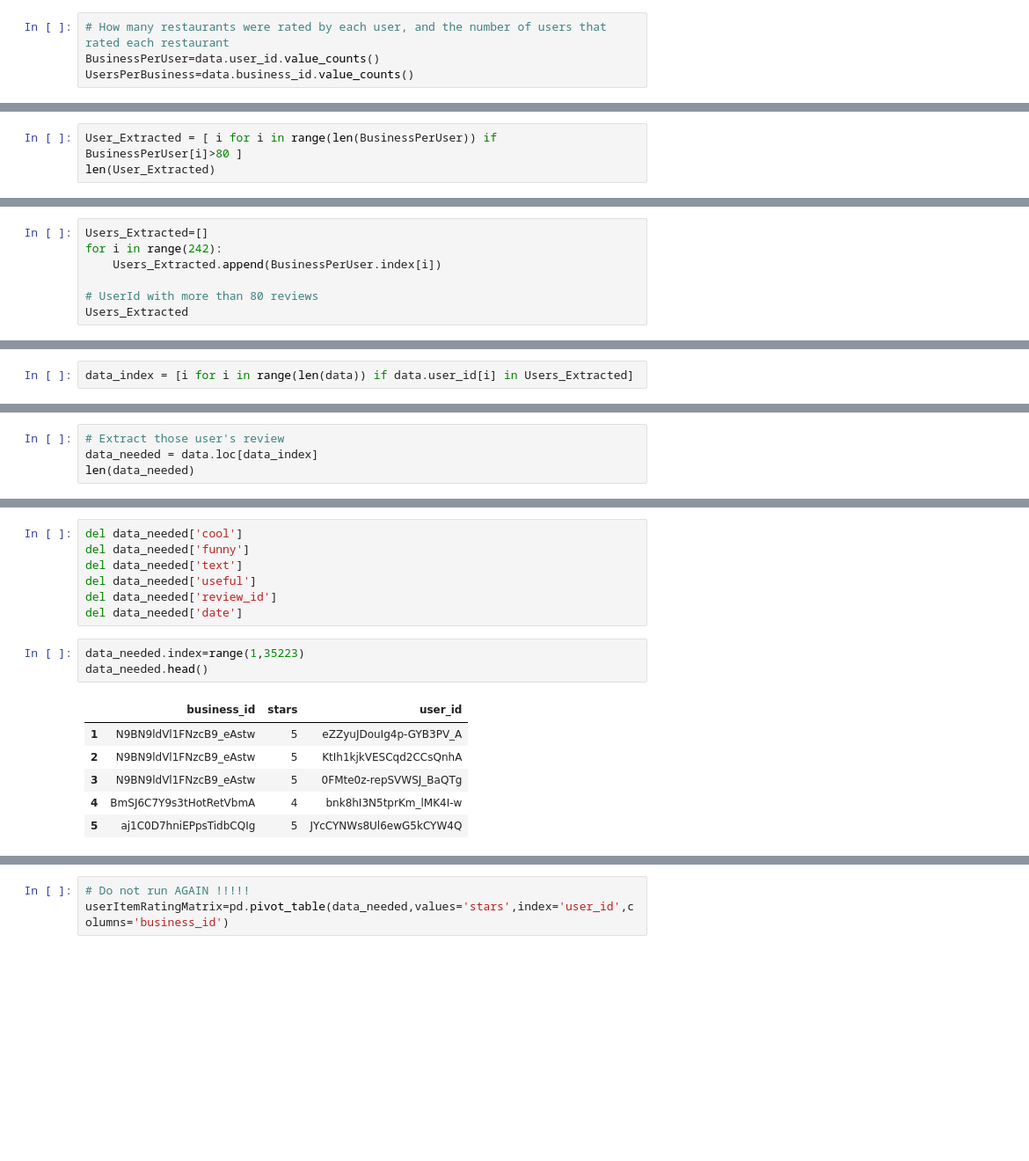
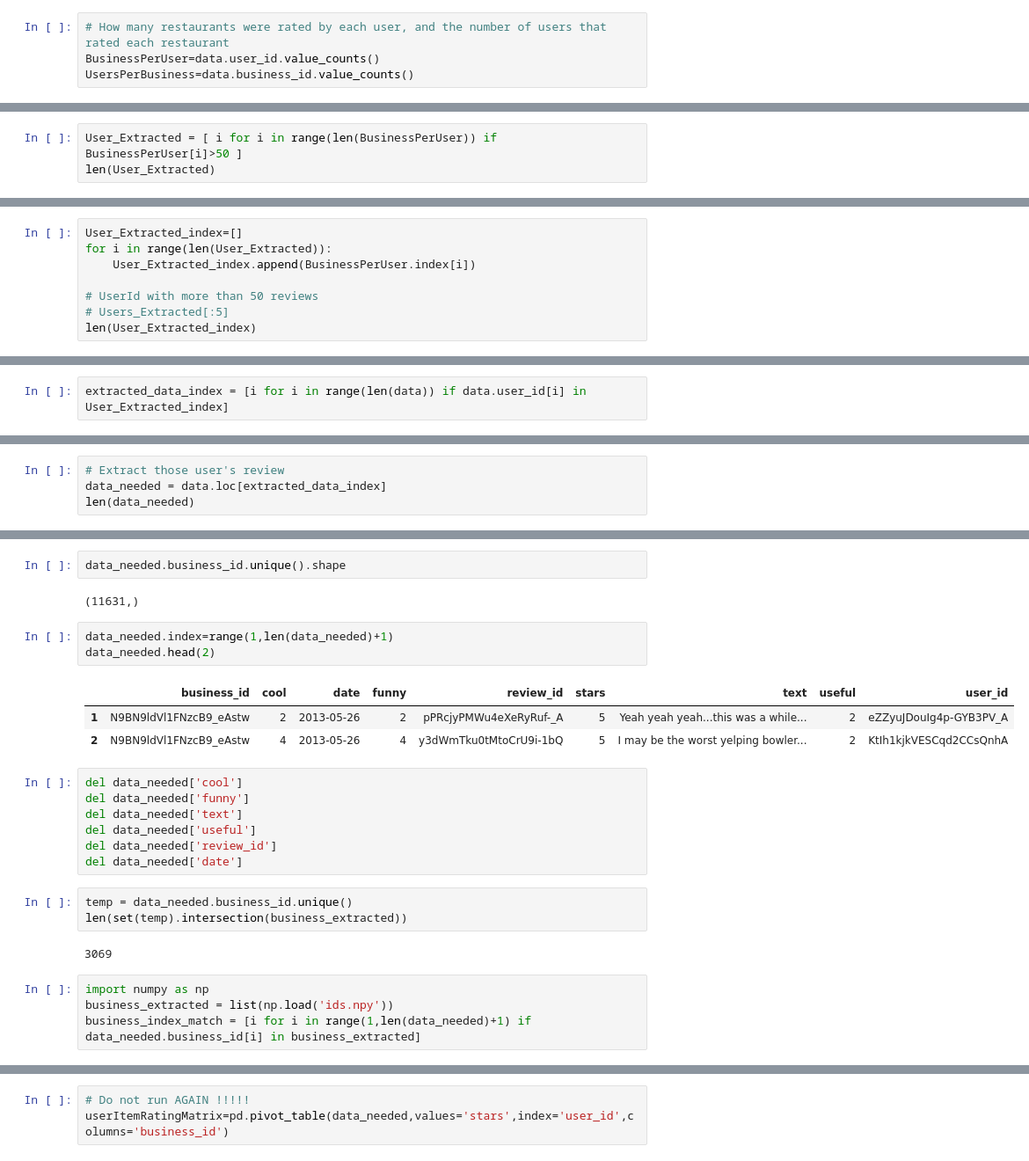
Before and after one commit to toriqyan/IR_project, a Jupyter notebook: User_Collaborative_Filtering.ipynb, the cells around one changed output, grey strips where cells are left out. Shown at 88% size. Saved outputs shown, nothing was run; the diff lists cells and outputs as text; blank space fills up the shorter version.

```diff
--- a/User_Collaborative_Filtering.ipynb
+++ b/User_Collaborative_Filtering.ipynb
@@ -63,6 +63,6 @@ cYwJA2A6I12KNkm2rtXd5g    2729
 DkYS3arLOhA8si5uUEmHOw    2403
 Name: business_id, dtype: int64
 # %%
-User_Extracted = [ i for i in range(len(BusinessPerUser)) if BusinessPerUser[i]>80 ]
+User_Extracted = [ i for i in range(len(BusinessPerUser)) if BusinessPerUser[i]>50 ]
 len(User_Extracted)
 # %% [output]
@@ -79,8 +70,9 @@ Name: user_id, dtype: int64
 # %%
-Users_Extracted=[]
-for i in range(242):
-    Users_Extracted.append(BusinessPerUser.index[i])
+User_Extracted_index=[]
+for i in range(len(User_Extracted)):
+    User_Extracted_index.append(BusinessPerUser.index[i])
 
-# UserId with more than 80 reviews
-Users_Extracted
+# UserId with more than 50 reviews
+# Users_Extracted[:5]
+len(User_Extracted_index)
 # %% [output]
@@ -104,2 +80,2 @@ Users_Extracted
 # %%
-data_index = [i for i in range(len(data)) if data.user_id[i] in Users_Extracted]
+extracted_data_index = [i for i in range(len(data)) if data.user_id[i] in User_Extracted_index]
@@ -106,5 +84,5 @@ data_index = [i for i in range(len(data)) if data.user_id[i] in Users_Extracted]
 # %%
 # Extract those user's review
-data_needed = data.loc[data_index]
+data_needed = data.loc[extracted_data_index]
 len(data_needed)
 # %% [output]
@@ -121,3 +90,14 @@ data_needed.head()
+# %%
+data_needed.business_id.unique().shape
+# %% [output]
+(11631,)
+# %%
+data_needed.index=range(1,len(data_needed)+1)
+data_needed.head(2)
+# %% [output]
+|  | business_id | cool | date | funny | review_id | stars | text | useful | user_id |
+| 1 | N9BN9ldVl1FNzcB9_eAstw | 2 | 2013-05-26 | 2 | pPRcjyPMWu4eXeRyRuf-_A | 5 | Yeah yeah yeah...this was a while... | 2 | eZZyuJDouIg4p-GYB3PV_A |
+| 2 | N9BN9ldVl1FNzcB9_eAstw | 4 | 2013-05-26 | 4 | y3dWmTku0tMtoCrU9i-1bQ | 5 | I may be the worst yelping bowler... | 2 | KtIh1kjkVESCqd2CCsQnhA |
 # %%
 del data_needed['cool']
 del data_needed['funny']
@@ -125,13 +105,12 @@ del data_needed['text']
 del data_needed['useful']
 del data_needed['review_id']
 del data_needed['date']
-# %%
-data_needed.index=range(1,35223)
-data_needed.head()
-# %% [output]
-|  | business_id | stars | user_id |
-| 1 | N9BN9ldVl1FNzcB9_eAstw | 5 | eZZyuJDouIg4p-GYB3PV_A |
-| 2 | N9BN9ldVl1FNzcB9_eAstw | 5 | KtIh1kjkVESCqd2CCsQnhA |
-| 3 | N9BN9ldVl1FNzcB9_eAstw | 5 | 0FMte0z-repSVWSJ_BaQTg |
-| 4 | BmSJ6C7Y9s3tHotRetVbmA | 4 | bnk8hI3N5tprKm_lMK4I-w |
-| 5 | aj1C0D7hniEPpsTidbCQIg | 5 | JYcCYNWs8Ul6ewG5kCYW4Q |
+# %%
+temp = data_needed.business_id.unique()
+len(set(temp).intersection(business_extracted))
+# %% [output]
+3069
+# %%
+import numpy as np
+business_extracted = list(np.load('ids.npy'))
+business_index_match = [i for i in range(1,len(data_needed)+1) if data_needed.business_id[i] in business_extracted]
```
Also changed, not shown: parts of 32 cells of this notebook.
